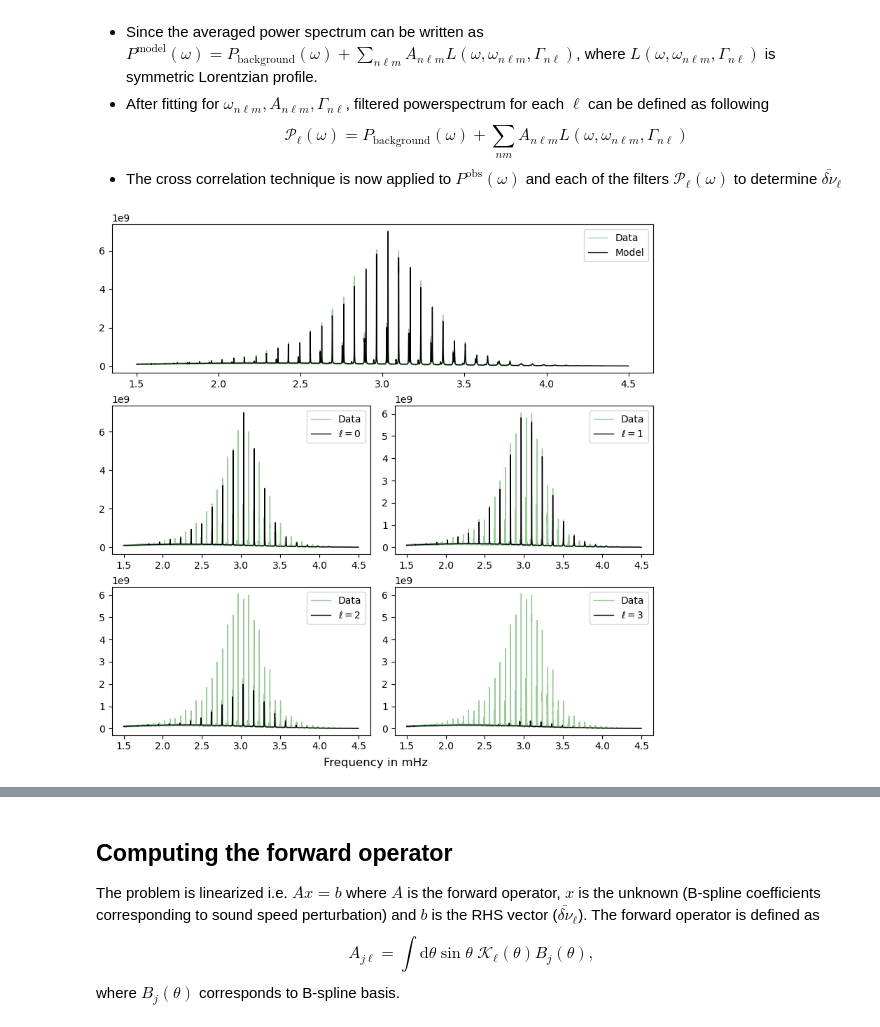
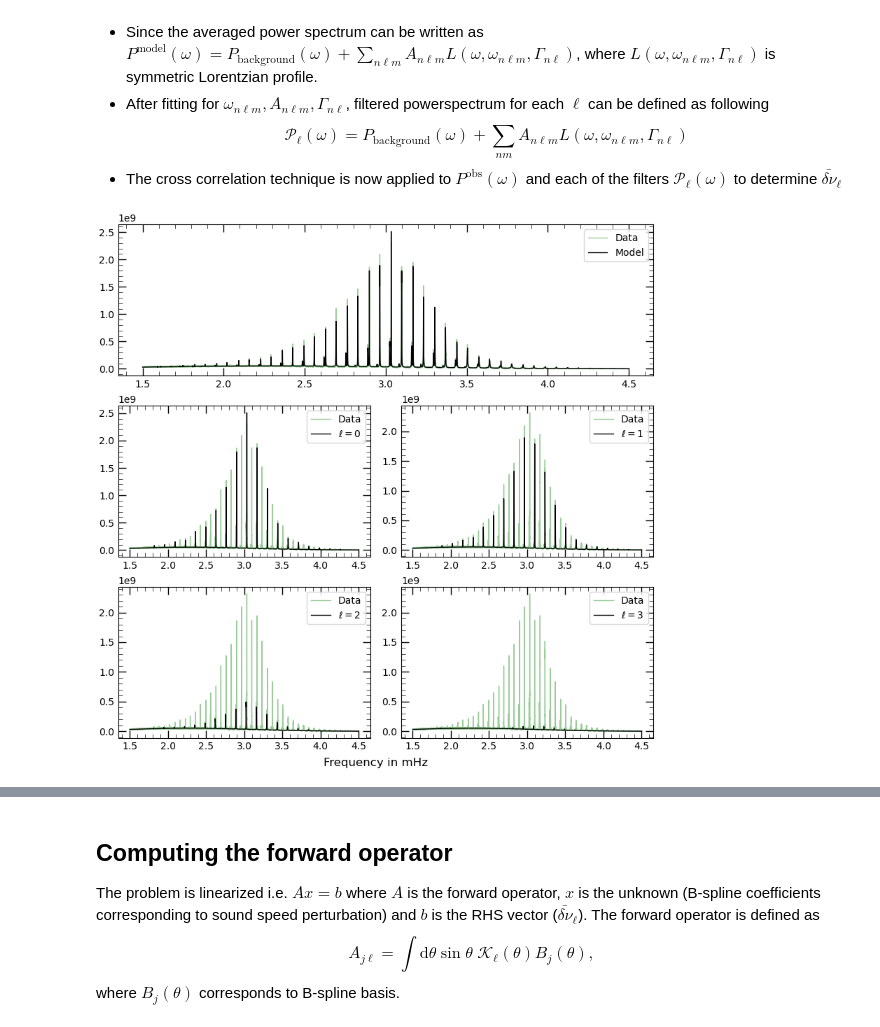
Before and after one commit to samarth-kashyap/seismo-xl, a Jupyter notebook: notebooks/understanding-crosscorr-method.ipynb, the cells around one changed output, grey strips where cells are left out. Saved outputs shown, nothing was run; the diff lists cells and outputs as text; code cells hidden in the pictures.

```diff
--- a/notebooks/understanding-crosscorr-method.ipynb
+++ b/notebooks/understanding-crosscorr-method.ipynb
@@ -152,24 +153,30 @@ def compute_cc(arr1, arr2, maxlag=20):
     return lags, cc
 # %%
 # Loading the power spectrum fitted parameters to construct the filtered power spectra
-pschunks = np.load('/scratch/seismo/kashyap/processed/sun-intg/data/valeriy-blue-Ncarr3-skip40/pschunks-raw.npy')
-gfilter = np.load('/scratch/seismo/kashyap/processed/sun-intg/ps-fits/valeriy-blue-Ncarr3-skip40-ell3-i90/gfilter.npy')
-ell = np.load('/scratch/seismo/kashyap/processed/sun-intg/ps-fits/valeriy-blue-Ncarr3-skip40-ell3-i90/fitted-ell-list.npy')
-enn = np.load('/scratch/seismo/kashyap/processed/sun-intg/ps-fits/valeriy-blue-Ncarr3-skip40-ell3-i90/fitted-enn-list.npy')
-nus = np.load('/scratch/seismo/kashyap/processed/sun-intg/ps-fits/valeriy-blue-Ncarr3-skip40-ell3-i90/fitted-nu-list-mod.npy')
-fwhm = np.load('/scratch/seismo/kashyap/processed/sun-intg/ps-fits/valeriy-blue-Ncarr3-skip40-ell3-i90/fitted-fwhm-list-mod.npy')
-pobs = np.load('/scratch/seismo/kashyap/processed/sun-intg/data/valeriy-blue-Ncarr3-skip40/psref.npy')
-amps = np.load('/scratch/seismo/kashyap/processed/sun-intg/ps-fits/valeriy-blue-Ncarr3-skip40-ell3-i90/fitted-mode-amplitudes.npy')
-amps_llk = np.load('/scratch/seismo/kashyap/processed/sun-intg/ps-fits/valeriy-blue-Ncarr3-skip40-ell3-i90/fitted-mode-amplitudes-mod.npy')
-bgamps = np.load('/scratch/seismo/kashyap/processed/sun-intg/ps-fits/valeriy-blue-Ncarr3-skip40-ell3-i90/fitted-mode-amplitudes-mod.npy')[-2:]
-kth = np.load('/scratch/seismo/kashyap/processed/sun-intg/ps-fits/valeriy-blue-Ncarr3-skip40-ell3-i90/numean-kernels.npy')
-years = np.load('/scratch/seismo/kashyap/processed/sun-intg/data/valeriy-blue-Ncarr3-skip40/years.npy')
-bsp = np.load('/scratch/seismo/kashyap/processed/sun-intg/bsp-basis/bsp_knotnum_15.npy')
+channel = 'red'
+ncarr = 3
+skipmax = 60
+incl = 86
+pschunks = np.load(f'/scratch/seismo/kashyap/processed/sun-intg/data/valeriy-{channel}-Ncarr{ncarr}-skip{skipmax}/pschunks-raw.npy')
+gfilter = np.load(f'/scratch/seismo/kashyap/processed/sun-intg/ps-fits/valeriy-{channel}-Ncarr{ncarr}-skip{skipmax}-ell3-i{incl}/gfilter.npy')
+ell = np.load(f'/scratch/seismo/kashyap/processed/sun-intg/ps-fits/valeriy-{channel}-Ncarr{ncarr}-skip{skipmax}-ell3-i{incl}/fitted-ell-list.npy')
+enn = np.load(f'/scratch/seismo/kashyap/processed/sun-intg/ps-fits/valeriy-{channel}-Ncarr{ncarr}-skip{skipmax}-ell3-i{incl}/fitted-enn-list.npy')
+nus = np.load(f'/scratch/seismo/kashyap/processed/sun-intg/ps-fits/valeriy-{channel}-Ncarr{ncarr}-skip{skipmax}-ell3-i{incl}/fitted-nu-list-mod.npy')
+fwhm = np.load(f'/scratch/seismo/kashyap/processed/sun-intg/ps-fits/valeriy-{channel}-Ncarr{ncarr}-skip{skipmax}-ell3-i{incl}/fitted-gamma-list-mod.npy')
+pobs = np.load(f'/scratch/seismo/kashyap/processed/sun-intg/data/valeriy-{channel}-Ncarr{ncarr}-skip{skipmax}/psref.npy')
+amps = np.load(f'/scratch/seismo/kashyap/processed/sun-intg/ps-fits/valeriy-{channel}-Ncarr{ncarr}-skip{skipmax}-ell3-i{incl}/fitted-mode-amplitudes.npy')
+amps_llk = np.load(f'/scratch/seismo/kashyap/processed/sun-intg/ps-fits/valeriy-{channel}-Ncarr{ncarr}-skip{skipmax}-ell3-i{incl}/fitted-mode-amplitudes-mod.npy')
+bgamps = np.load(f'/scratch/seismo/kashyap/processed/sun-intg/ps-fits/valeriy-{channel}-Ncarr{ncarr}-skip{skipmax}-ell3-i{incl}/fitted-mode-amplitudes-mod.npy')[-2:]
+#kth = np.load('/scratch/seismo/kashyap/processed/sun-intg/ps-fits/valeriy-{channel}-Ncarr{ncarr}-skip{skipmax}-ell3-i{incl}/numean-kernels.npy')
+years = np.load(f'/scratch/seismo/kashyap/processed/sun-intg/data/valeriy-{channel}-Ncarr{ncarr}-skip{skipmax}/years.npy')
+bsp = np.load(f'/scratch/seismo/kashyap/processed/sun-intg/bsp-basis/bsp_knotnum_15.npy')
 amps_llk[-2:] = bgamps
-pslbg1 = np.load('/scratch/seismo/kashyap/processed/sun-intg/ps-fits/valeriy-blue-Ncarr3-skip40-ell3-i90/fitted-ps-list.npy')
-pslbg2 = np.load('/scratch/seismo/kashyap/processed/sun-intg/ps-fits/valeriy-blue-Ncarr3-skip40-ell3-i90/fitted-ps-list-mod.npy')
-freq_mhz = np.load('/scratch/seismo/kashyap/processed/sun-intg/data/valeriy-blue-Ncarr3-skip40/freq.npy')*1e3
+pslbg1 = np.load(f'/scratch/seismo/kashyap/processed/sun-intg/ps-fits/valeriy-{channel}-Ncarr{ncarr}-skip{skipmax}-ell3-i{incl}/fitted-ps-list.npy')
+pslbg2 = np.load(f'/scratch/seismo/kashyap/processed/sun-intg/ps-fits/valeriy-{channel}-Ncarr{ncarr}-skip{skipmax}-ell3-i{incl}/fitted-ps-list-mod.npy')
+freq_mhz = np.load(f'/scratch/seismo/kashyap/processed/sun-intg/data/valeriy-{channel}-Ncarr{ncarr}-skip{skipmax}/freq.npy')*1e3
+YRS = np.load(f'/scratch/seismo/kashyap/processed/sun-intg/data/valeriy-{channel}-Ncarr{ncarr}-skip{skipmax}/years.npy')
 amps_llk = amps*1.0
+
 
 mask_peaks = np.zeros_like(freq_mhz, dtype=bool)
 for idx, nu in enumerate(nus):
@@ -182,10 +189,10 @@ ps1 = (amps @ pslbg1)*gfilter
 ps2 = (amps @ pslbg2)*gfilter
 ps3 = (amps_llk @ pslbg2)*gfilter
 
-mask0 = ell==0
-mask1 = ell==1
-mask2 = ell==2
-mask3 = ell==3
+mask0 = (ell==0)*(nus>1.8e-3)
+mask1 = (ell==1)*(nus>1.8e-3)
+mask2 = (ell==2)*(nus>1.8e-3)
+mask3 = (ell==3)*(nus>1.8e-3)
 bgfit = (amps_llk[-2:] @ pslbg2[-2:])*gfilter
 psfit0 = (amps_llk[:-2][mask0] @ pslbg2[:-2][mask0, :])*gfilter + bgfit
 psfit1 = (amps_llk[:-2][mask1] @ pslbg2[:-2][mask1, :])*gfilter + bgfit
@@ -209,31 +216,31 @@ spec = fig.add_gridspec(3, 2)
 mask = (freq_mhz>1.5) * (freq_mhz<4.5)
 ax0 = fig.add_subplot(spec[0, :])
 ax0.plot(freq_mhz[mask], pobs[mask], color='green', lw=1, alpha=0.4, label='Data')
 ax0.plot(freq_mhz[mask], ps3[mask], color='k', lw=1, label='Model')
 ax0.legend()
 
 ax = fig.add_subplot(spec[1, 0])
 ax.plot(freq_mhz[mask], pobs[mask], color='green', lw=1, alpha=0.4, label='Data')
 ax.plot(freq_mhz[mask], psfit0[mask], 'k', lw=1, label='$\\ell=0$')
 ax.legend()
 
 ax = fig.add_subplot(spec[1, 1])
 ax.plot(freq_mhz[mask], pobs[mask], color='green', lw=1, alpha=0.4, label='Data')
 ax.plot(freq_mhz[mask], psfit1[mask], 'k', lw=1, label='$\\ell=1$')
 ax.legend()
 
 ax = fig.add_subplot(spec[2, 0])
 ax.plot(freq_mhz[mask], pobs[mask], color='green', lw=1, alpha=0.4, label='Data')
 ax.plot(freq_mhz[mask], psfit2[mask], 'k', lw=1, label='$\\ell=2$')
 ax.legend()
 
 ax = fig.add_subplot(spec[2, 1])
 ax.plot(freq_mhz[mask], pobs[mask], color='green', lw=1, alpha=0.4, label='Data')
 ax.plot(freq_mhz[mask], psfit3[mask], 'k', lw=1, label='$\\ell=3$')
 ax.legend()
 
 fig.supxlabel('Frequency in mHz')
 
 plt.show()
 # %% [output]
-[figure, old version]
+[figure, new version]
```
Also changed, not shown: parts of 43 cells of this notebook, 6 other files.
